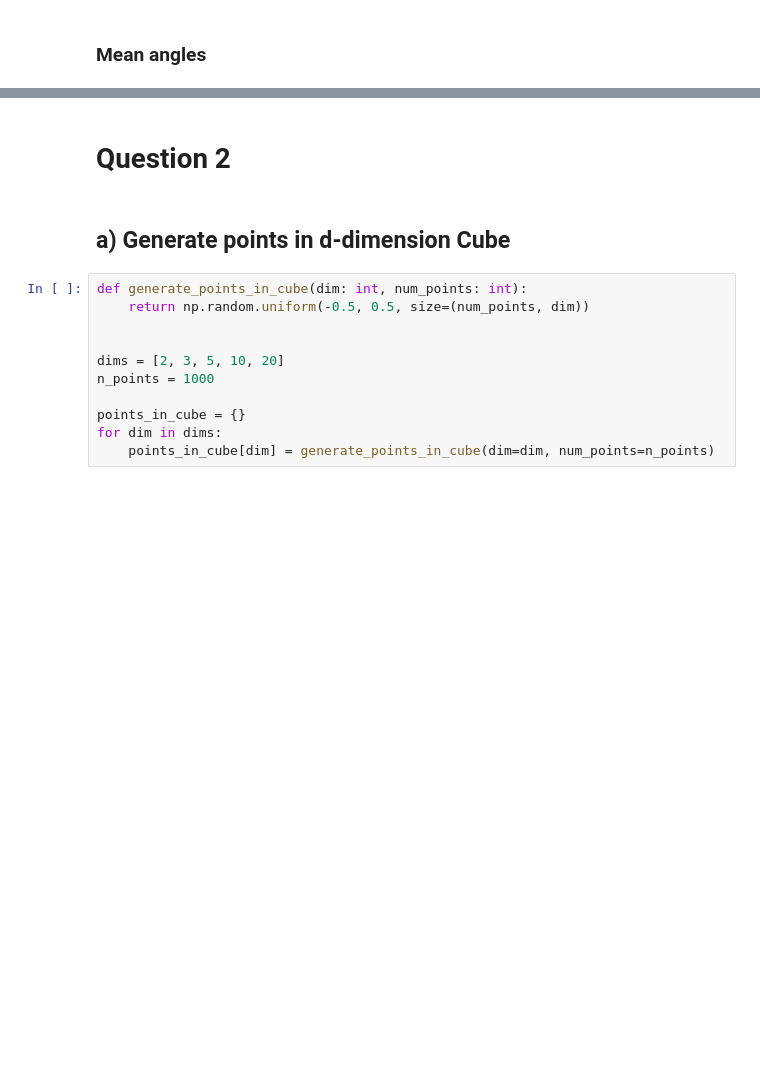
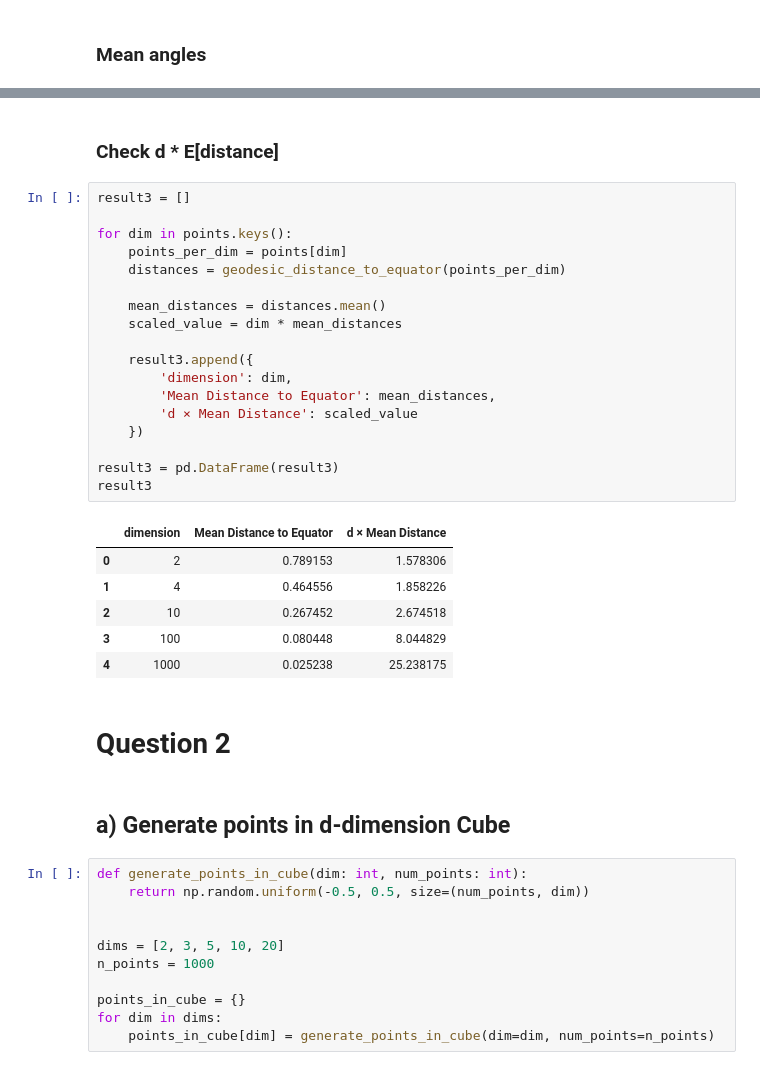
Before and after one commit to pouriaSameti/Mathematics-For-Data-Science, a Jupyter notebook: Project 1/code.ipynb, the cells around one changed output, grey strips where cells are left out. Saved outputs shown, nothing was run; the diff lists cells and outputs as text; blank space fills up the shorter version.

```diff
--- a/Project 1/code.ipynb
+++ b/Project 1/code.ipynb
@@ -208,3 +208,30 @@ result2
+# %% [markdown]
+### Check d * E[distance]
+# %%
+result3 = []
+
+for dim in points.keys():
+    points_per_dim = points[dim]
+    distances = geodesic_distance_to_equator(points_per_dim)
+
+    mean_distances = distances.mean()
+    scaled_value = dim * mean_distances
+
+    result3.append({
+        'dimension': dim,
+        'Mean Distance to Equator': mean_distances,
+        'd × Mean Distance': scaled_value
+    })
+
+result3 = pd.DataFrame(result3)
+result3
+# %% [output]
+|  | dimension | Mean Distance to Equator | d × Mean Distance |
+| 0 | 2 | 0.789153 | 1.578306 |
+| 1 | 4 | 0.464556 | 1.858226 |
+| 2 | 10 | 0.267452 | 2.674518 |
+| 3 | 100 | 0.080448 | 8.044829 |
+| 4 | 1000 | 0.025238 | 25.238175 |
 # %% [markdown]
 # Question 2
 # %% [markdown]
```
Also changed, not shown: parts of 10 cells of this notebook.
